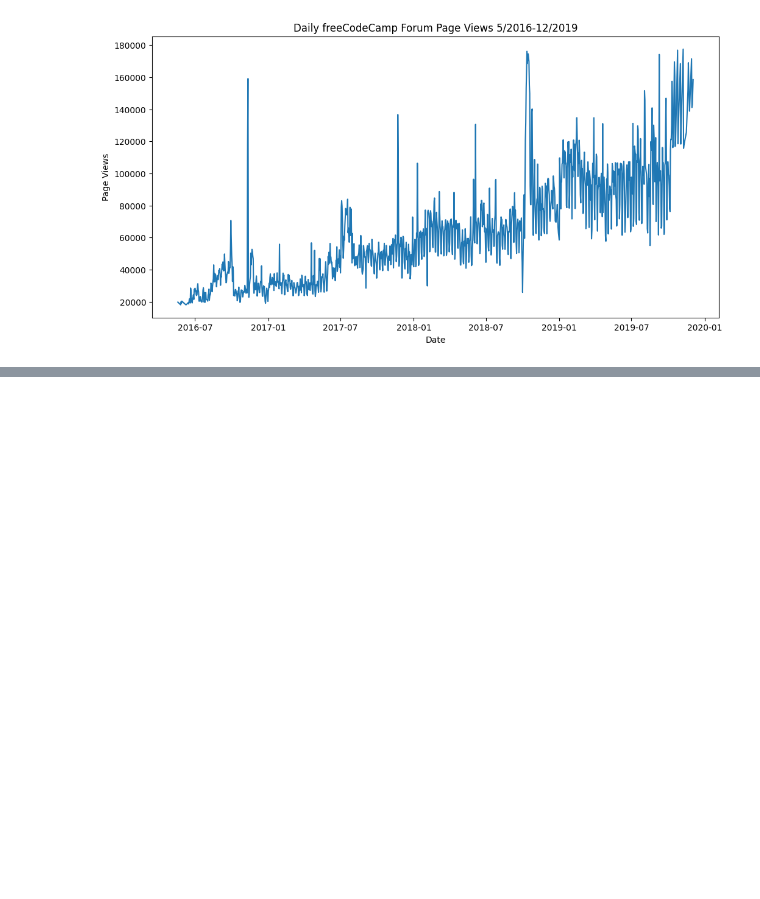
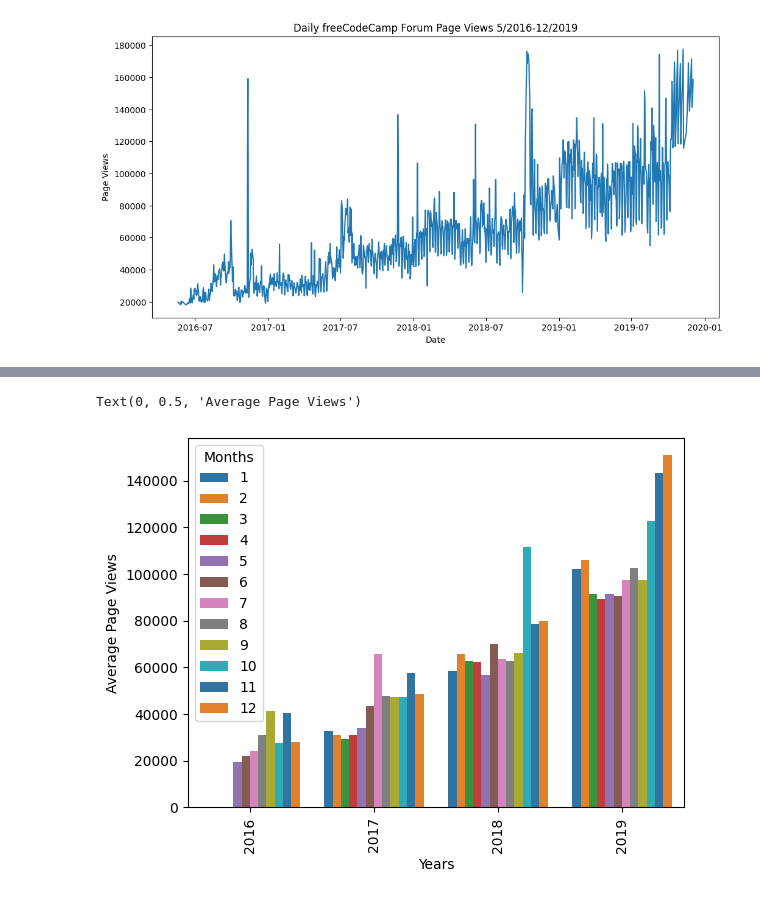
Before and after one commit to cruzcyn/Page-View-Time-Series-Visualizer, a Jupyter notebook: notebook.ipynb, the cells around one changed output, grey strips where cells are left out. Cells and saved outputs as stored; diff of their text form; code cells hidden in the pictures; blank space fills up the shorter version.

Commit message:
Write code for draw_bar_plot func

```diff
--- a/notebook.ipynb
+++ b/notebook.ipynb
@@ -56,3 +56,16 @@ plt.ylabel("Page Views")
 # %% [output]
 Text(0, 0.5, 'Page Views')
 [figure]
+# %%
+# BAR PLOT
+# The chart should be similar to Figure_2
+# It should show average daily page views for each month grouped by year
+# Legend should show month labels and have a title of "Months"
+# Label on x axis: "Years"
+# Label on y axis: "Average Page Views"
+
+bar_df = df.copy()
+bar_df["year"] = df.index.year
+bar_df["month"] = df.index.month
+bar_df = bar_df.groupby(["year", "month"], as_index=False).agg({"value": pd.Series.mean})
+bar_df.head()
@@ -58,0 +79,13 @@ Text(0, 0.5, 'Page Views')
+# %%
+bar_plot = sns.barplot(data=bar_df, x="year", y="value", hue="month",
+            palette="tab10")
+
+plt.legend(title="Months")
+
+plt.xlabel("Years")
+plt.xticks(rotation=90)
+
+plt.ylabel("Average Page Views")
+# %% [output]
+Text(0, 0.5, 'Average Page Views')
+[figure, added]
```
Also changed, not shown: parts of 2 cells of this notebook, 1 other file.
